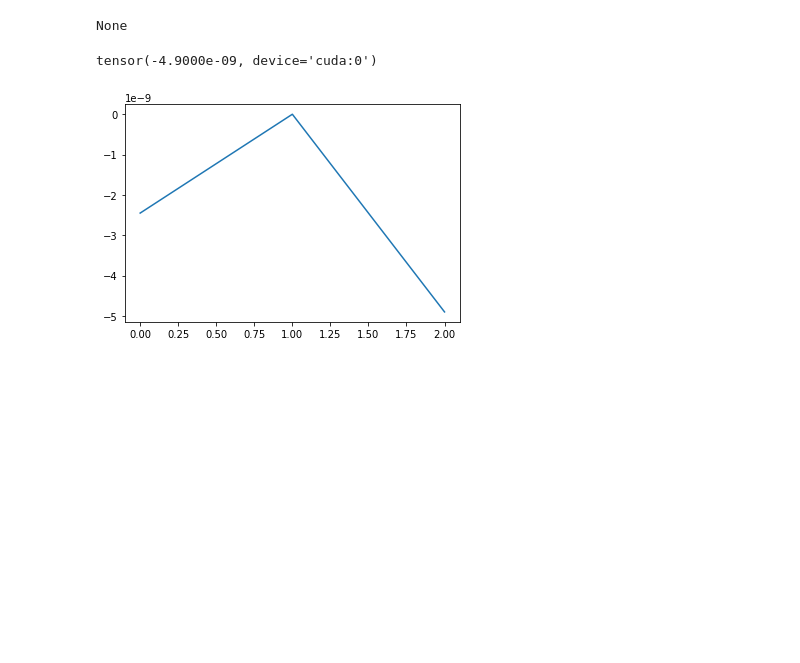
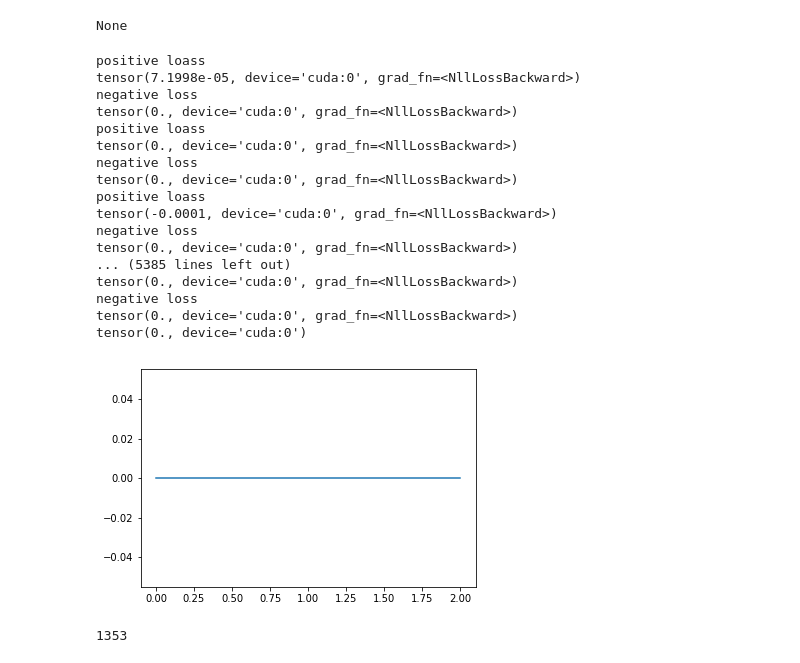
Before and after one commit to gurjaspalbedi/deep-learning, a Jupyter notebook: Assignment4/Assignment4_Part1.ipynb, the cells around one changed output. Drawn from its saved outputs; the diff is of its cells as text; code cells hidden in the pictures; blank space fills up the shorter version.

```diff
--- a/Assignment4/Assignment4_Part1.ipynb
+++ b/Assignment4/Assignment4_Part1.ipynb
@@ -106,7 +106,7 @@ for i in range(50):
     person[i] = i
 # %%
 positive_pairs_reshaped = positive_pairs.reshape((50 * 9), 2)
-negative_pairs_reshaped = positive_pairs.reshape((50 * 9), 2)
+negative_pairs_reshaped = negative_pairs.reshape((50 * 9), 2)
 person = person.reshape((450, 1))
 # %%
 # for j in range(len(positive_pairs)):
@@ -149,9 +149,9 @@ person = person.reshape((450, 1))
 #         res = self.linear2(res)
 #         return res
 # %%
-train_positive_pair_loader = torch.utils.data.DataLoader(positive_pairs_reshaped, batch_size=9)
-train_negative_pair_loader = torch.utils.data.DataLoader(negative_pairs_reshaped, batch_size=9)
-train_label_loader = torch.utils.data.DataLoader(person, batch_size=9)
+train_positive_pair_loader = torch.utils.data.DataLoader(positive_pairs_reshaped, batch_size=1)
+train_negative_pair_loader = torch.utils.data.DataLoader(negative_pairs_reshaped, batch_size=1)
+train_label_loader = torch.utils.data.DataLoader(person, batch_size=1)
 # %%
 class ContrastiveLoss(torch.nn.Module):
     """
@@ -179,7 +179,7 @@ class LSTM(nn.Module):
         self.linear1 = nn.Linear(hidden_size, 513)
 
         self.linear2 = nn.Linear(513, 1)
-        self.act = torch.softmax
+        self.act = nn.RReLU(0, 1)
 
     def forward(self, data):
 #         pred, hidden = self.rnn(x, None)
@@ -188,7 +188,7 @@ class LSTM(nn.Module):
         for i in range(2): # Siamese nets; sharing weights
             x = torch.tensor(data[i]).cuda()
             pred, hidden = self.rnn(x[np.newaxis, :, :])
-            pred = self.act(self.linear1(pred),2)
+            pred = self.act(self.linear1(pred))
             res.append(pred)
 
         res = torch.abs(res[1] - res[0])
@@ -201,40 +201,66 @@ loss_function= nn.CrossEntropyLoss()
 para = neural_network.parameters()
 optimizer = torch.optim.Adam(params=para, lr=0.001)
 loss_list = []
-epochs =
-
+epochs = 3
+# count = 0
 for i in range(epochs):
     positive_pairs = iter(train_positive_pair_loader)
     negative_pairs = iter(train_negative_pair_loader)
     labels = iter(train_label_loader)
     while True:
         try:
+#             count = count + 1
             positive_sets = positive_pairs.next()[0]
             negative_sets = negative_pairs.next()[0]
+#             print('positive set')
+#             print(positive_sets)
+#             print('negative set')
+#             print(negative_sets)
             target = labels.next()[0]
 #             print(target)
             positive_tensors = [training[int(positive_sets[0].numpy())],training[int(positive_sets[1].numpy())]]
-            negative_tensors = [training[int(negative_sets[0].numpy())],training[int(negative_sets[1].numpy())]]
+            negative_tensors = [training[int(positive_sets[0].numpy())],training[int(negative_sets[1].numpy())]]
 #             print(positive_tensors[0].shape)
             optimizer.zero_grad()
 
             positive_set_output  = neural_network(positive_tensors).reshape(200,1)
             negative_set_output  = neural_network(negative_tensors).reshape(200,1)
-
 #             print(positive_set_output.shape)
-            loss_positive = F.cross_entropy(positive_set_output , np.repeat(target,200).type(torch.LongTensor).cuda())
-            loss_negative = F.cross_entropy(negative_set_output , np.repeat(target,200).type(torch.LongTensor).cuda())
-
+#             print(positive_set_output.shape)
+            loss_positive = F.cross_entropy(positive_set_output , np.repeat(torch.tensor(1),200).type(torch.LongTensor).cuda())
+            loss_negative = F.cross_entropy(negative_set_output , np.repeat(torch.tensor(0),200).type(torch.LongTensor).cuda())
+            print('positive loass')
+            print(loss_positive)
+            print('negative loss')
+            print(loss_negative)
             loss = loss_positive + loss_negative
 #             print(loss)
             loss.backward()
             optimizer.step()
         except StopIteration:
             break
     loss_list.append(loss.data.cpu().numpy())
 print(loss.data)
 plt.plot(range(epochs), loss_list)
 plt.show()
+print(count)
 # %% [output]
-tensor(-4.9000e-09, device='cuda:0')
+positive loass
+tensor(7.1998e-05, device='cuda:0', grad_fn=<NllLossBackward>)
+negative loss
+tensor(0., device='cuda:0', grad_fn=<NllLossBackward>)
+positive loass
+tensor(0., device='cuda:0', grad_fn=<NllLossBackward>)
+negative loss
+tensor(0., device='cuda:0', grad_fn=<NllLossBackward>)
+positive loass
+tensor(-0.0001, device='cuda:0', grad_fn=<NllLossBackward>)
+negative loss
+tensor(0., device='cuda:0', grad_fn=<NllLossBackward>)
+... (5385 lines left out)
+tensor(0., device='cuda:0', grad_fn=<NllLossBackward>)
+negative loss
+tensor(0., device='cuda:0', grad_fn=<NllLossBackward>)
+tensor(0., device='cuda:0')
-[figure, old version]
+[figure, new version]
+1353
```
